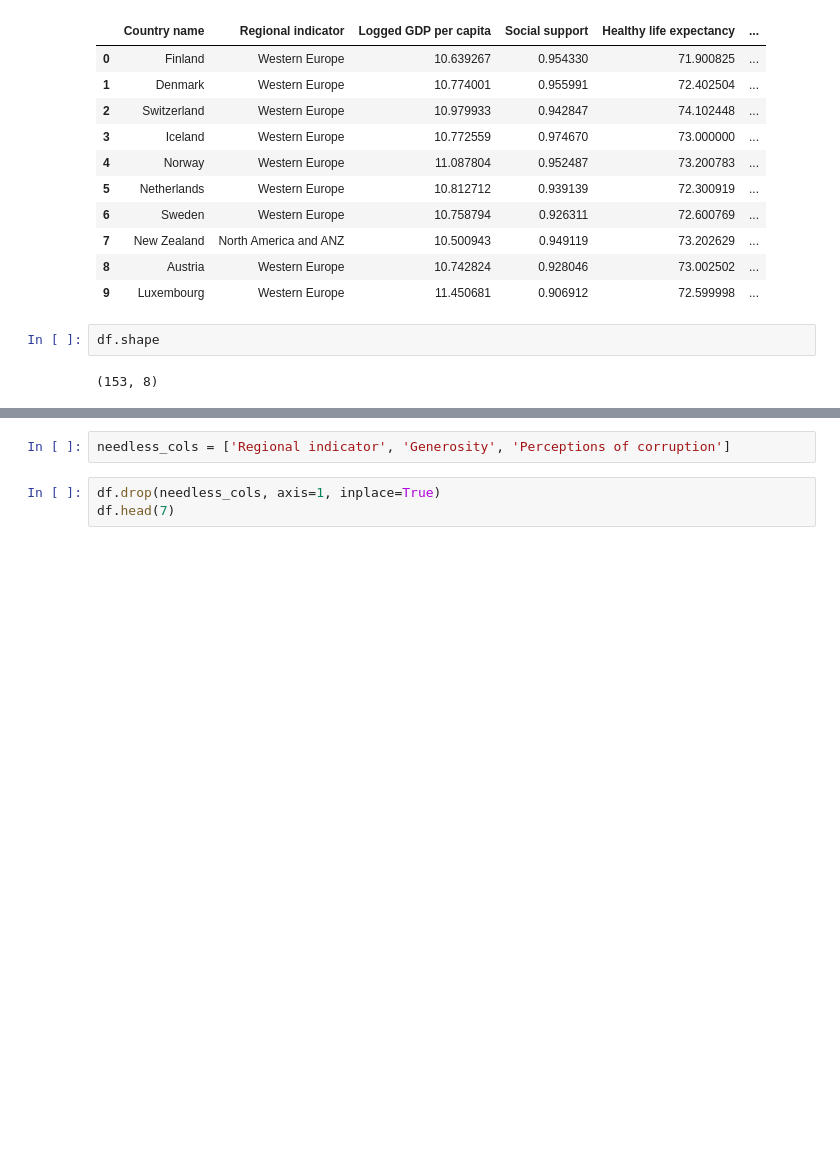
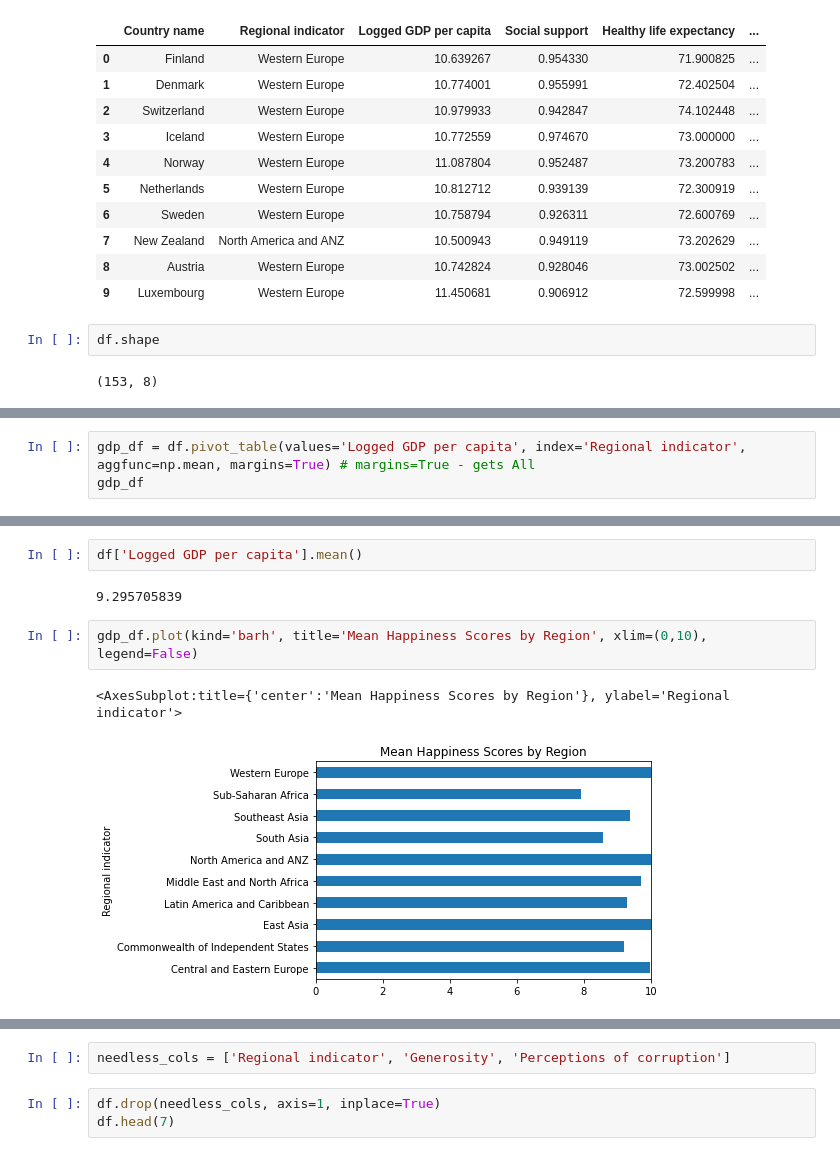
Before and after one commit to ngpshan/covid-19-world-happiness-report, a Jupyter notebook: covid19worldhappiness_report2020.ipynb, the cells around one changed output, grey strips where cells are left out. Drawn from its saved outputs; the diff is of its cells as text; blank space fills up the shorter version.

```diff
--- a/covid19worldhappiness_report2020.ipynb
+++ b/covid19worldhappiness_report2020.ipynb
@@ -26,0 +216,3 @@ df.shape
+# %%
+gdp_df = df.pivot_table(values='Logged GDP per capita', index='Regional indicator', aggfunc=np.mean, margins=True) # margins=True - gets All
+gdp_df
@@ -26,0 +233,9 @@ df.shape
+# %%
+df['Logged GDP per capita'].mean()
+# %% [output]
+9.295705839
+# %%
+gdp_df.plot(kind='barh', title='Mean Happiness Scores by Region', xlim=(0,10), legend=False)
+# %% [output]
+<AxesSubplot:title={'center':'Mean Happiness Scores by Region'}, ylabel='Regional indicator'>
+[figure, added]
```
Also changed, not shown: parts of 33 cells of this notebook.
